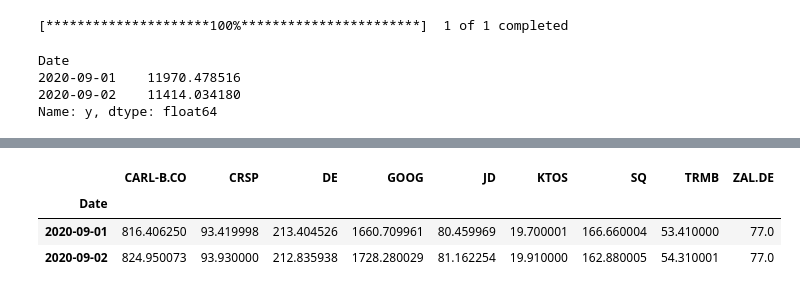
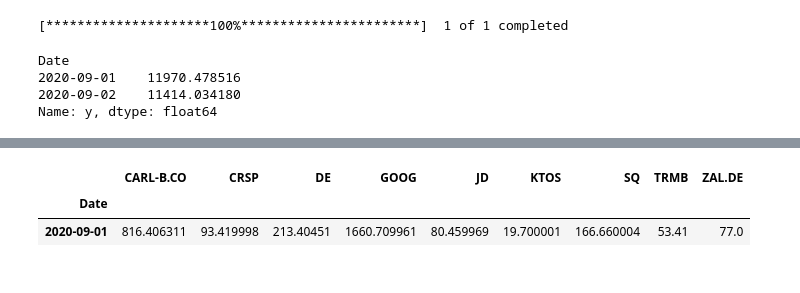
Before and after one commit to bhalla-18/Google-C-Impact, a Jupyter notebook: Google_Causal_Impact.ipynb, the cells around one changed output, grey strips where cells are left out. Drawn from its saved outputs; the diff is of its cells as text; code cells hidden in the pictures.

```diff
--- a/Google_Causal_Impact.ipynb
+++ b/Google_Causal_Impact.ipynb
@@ -72,12 +90,11 @@ X.head(2)
 # %%
 # Removing unneded level
 X.columns = X.columns.droplevel()
-X.head(2)
+X.head(1)
 # %% [output]
 |  | CARL-B.CO | CRSP | DE | GOOG | JD | KTOS | SQ | TRMB | ZAL.DE |
 | Date |  |  |  |  |  |  |  |  |  |
-| 2020-09-01 | 816.406250 | 93.419998 | 213.404526 | 1660.709961 | 80.459969 | 19.700001 | 166.660004 | 53.410000 | 77.0 |
-| 2020-09-02 | 824.950073 | 93.930000 | 212.835938 | 1728.280029 | 81.162254 | 19.910000 | 162.880005 | 54.310001 | 77.0 |
+| 2020-09-01 | 816.406311 | 93.419998 | 213.40451 | 1660.709961 | 80.459969 | 19.700001 | 166.660004 | 53.41 | 77.0 |
 # %%
 # Combine everything
 df = pd.concat([y,X], axis = 1)
```
Also changed, not shown: parts of 19 cells of this notebook.
